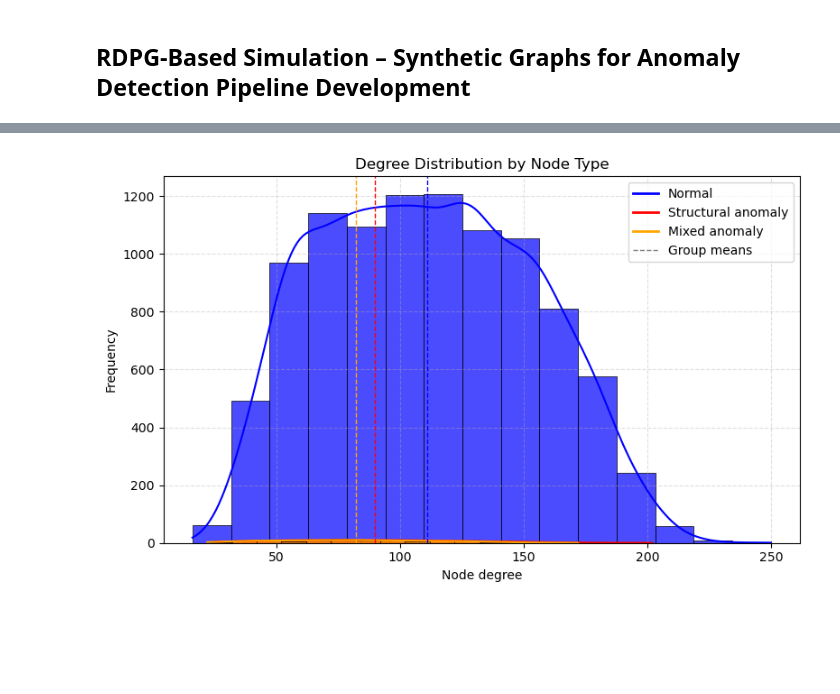
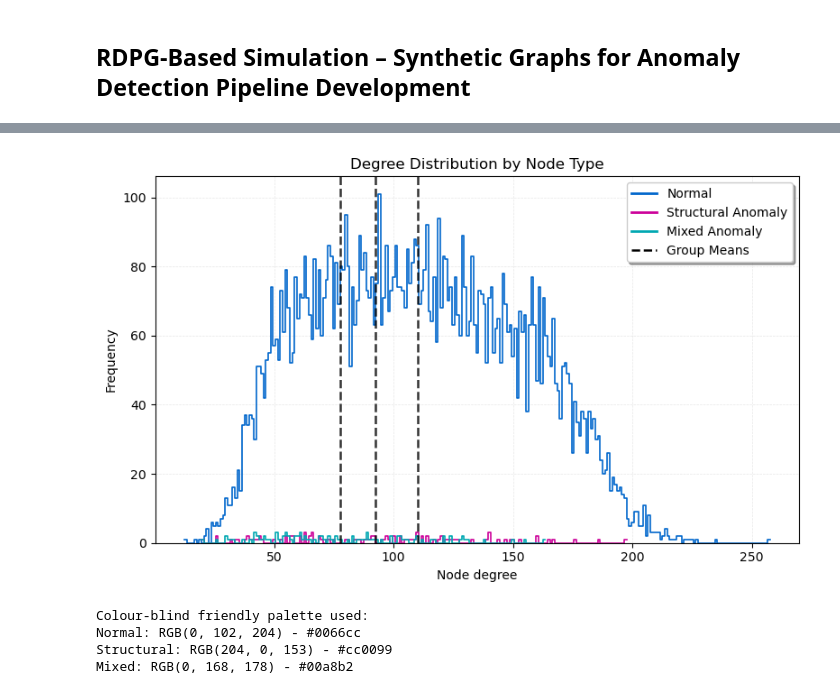
Before and after one commit to SheedZu/Latent-Position-Anomaly-Detection, a Jupyter notebook: Final_Sim.ipynb, the cells around one changed output, grey strips where cells are left out. Saved outputs shown, nothing was run; the diff lists cells and outputs as text; code cells hidden in the pictures; blank space fills up the shorter version.

```diff
--- a/Final_Sim.ipynb
+++ b/Final_Sim.ipynb
@@ -384,7 +436,6 @@ We aim to understand how anomalous nodes deviate from the normal population in t
 ---
 # %%
 # --- Degree & Structural Statistics ---
-
 # Consistent labels
 node_labels = (
     ['normal'] * n_nodes +
@@ -411,7 +462,6 @@ print(f"Average clustering coefficient: {avg_clustering:.4f}")
 print(f"Total edges: {num_edges:,}")
 
 # --- Degree Distribution by Class ---
-
 labels_series = pd.Series(node_labels)
 degree_df = pd.DataFrame({'degree': degree_series, 'label': labels_series})
 
@@ -425,49 +475,71 @@ for label in ['normal', 'structural', 'mixed']:
     print(f"  Standard deviation: {subset.std():.1f}")
     print(f"  Range: {subset.min()}–{subset.max()}")
 
+# --- Colour-blind friendly plotting ---
+# Using consistent colours from our anomaly detection plots
+colour_palette = {
+    'normal': (0.0, 0.4, 0.8),        # Blue (safe for all colour vision)
+    'structural': (0.8, 0.0, 0.6),    # Magenta
+    'mixed': (0.0, 0.66, 0.70)        # Teal
+}
+
+# Convert to hex for matplotlib/seaborn compatibility
+def rgb_to_hex(rgb):
+    return '#{:02x}{:02x}{:02x}'.format(int(rgb[0]*255), int(rgb[1]*255), int(rgb[2]*255))
+
+plot_specs = [
+    ('normal', rgb_to_hex(colour_palette['normal']), 'Normal'),
+    ('structural', rgb_to_hex(colour_palette['structural']), 'Structural Anomaly'),
+    ('mixed', rgb_to_hex(colour_palette['mixed']), 'Mixed Anomaly'),
+]
+
 # --- Plotting ---
-
 plt.figure(figsize=(8, 5))
 
-common_bins = 15  # uniform across groups
-plot_specs = [
-    ('normal', 'blue', 'Normal'),
-    ('structural', 'red', 'Structural anomaly'),
-    ('mixed', 'orange', 'Mixed anomaly'),
-]
+# Integer bins for discrete degrees (0..max)
+max_deg = int(degree_series.max())
+bins = np.arange(0, max_deg + 1)  # inclusive RHS
 
 for key, colour, label in plot_specs:
     sns.histplot(
         data=degree_df[degree_df['label'] == key],
         x='degree',
-        bins=common_bins,
+        bins=bins,
+        discrete=True,          # integer degrees
+        element="step",         # outline for clean overlays
+        fill=False,             # no filled bars
+        stat="count",
+        common_norm=False,
         color=colour,
         label=label,
-        kde=True,
-        alpha=0.7,
-        edgecolor='black',
-        linewidth=0.5
+        linewidth=1.2
     )
 
-# Group mean markers
-for key, colour, _ in plot_specs:
+# Group mean markers with consistent colours
+for key, _, _ in plot_specs:
     mean_deg = degree_df.loc[degree_df['label'] == key, 'degree'].mean()
-    plt.axvline(mean_deg, linestyle='--', color=colour, linewidth=1)
+    plt.axvline(mean_deg, linestyle='--', color='black', linewidth=1.8, alpha=0.8)
 
-plt.title("Degree Distribution by Node Type")
+plt.title("Degree Distribution by Node Type", fontsize=12)
 plt.xlabel("Node degree")
 plt.ylabel("Frequency")
 
+# Colour-blind friendly legend
 legend_elements = [
-    Line2D([0], [0], color='blue', lw=2, label='Normal'),
-    Line2D([0], [0], color='red', lw=2, label='Structural anomaly'),
-    Line2D([0], [0], color='orange', lw=2, label='Mixed anomaly'),
-    Line2D([0], [0], linestyle='--', color='grey', lw=1, label='Group means')
+    Line2D([0], [0], color=rgb_to_hex(colour_palette['normal']), lw=2, label='Normal'),
+    Line2D([0], [0], color=rgb_to_hex(colour_palette['structural']), lw=2, label='Structural Anomaly'),
+    Line2D([0], [0], color=rgb_to_hex(colour_palette['mixed']), lw=2, label='Mixed Anomaly'),
+    Line2D([0], [0], linestyle='--', color='black', lw=1.8, label='Group Means')
 ]
-plt.legend(handles=legend_elements)
-
-plt.grid(True, linestyle='--', alpha=0.4)
+plt.legend(handles=legend_elements, frameon=True, fancybox=True, shadow=True)
+plt.grid(True, linestyle='--', linewidth=0.5, alpha=0.3)
 plt.tight_layout()
 plt.show()
+
+# --- Print colour verification ---
+print("\nColour-blind friendly palette used:")
+for label, color in colour_palette.items():
+    r, g, b = [int(c * 255) for c in color]
+    print(f"{label.capitalize()}: RGB({r}, {g}, {b}) - {rgb_to_hex(color)}")
 # %% [output]
 === GLOBAL GRAPH STATISTICS ===
@@ -490,2 +562,6 @@ NORMAL NODES (10000 total):
-[figure, old version]
+[figure, new version]
+Colour-blind friendly palette used:
+Normal: RGB(0, 102, 204) - #0066cc
+Structural: RGB(204, 0, 153) - #cc0099
+Mixed: RGB(0, 168, 178) - #00a8b2
 # %% [markdown]
```
Also changed, not shown: parts of 34 cells of this notebook, 1 other file.
